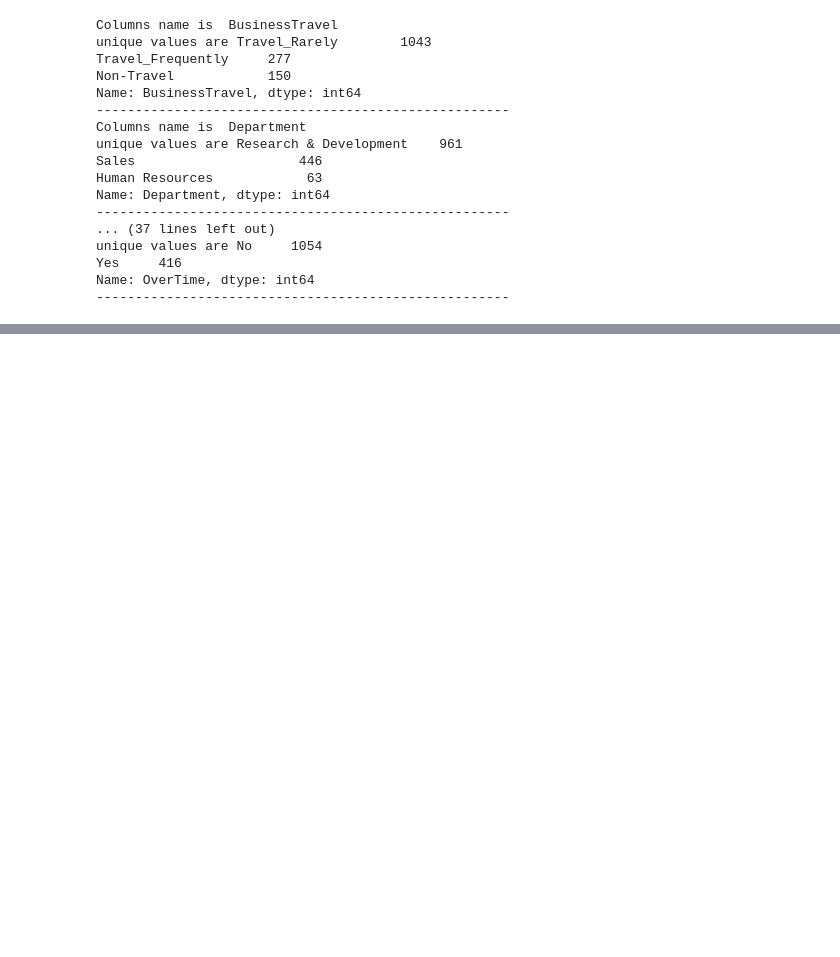
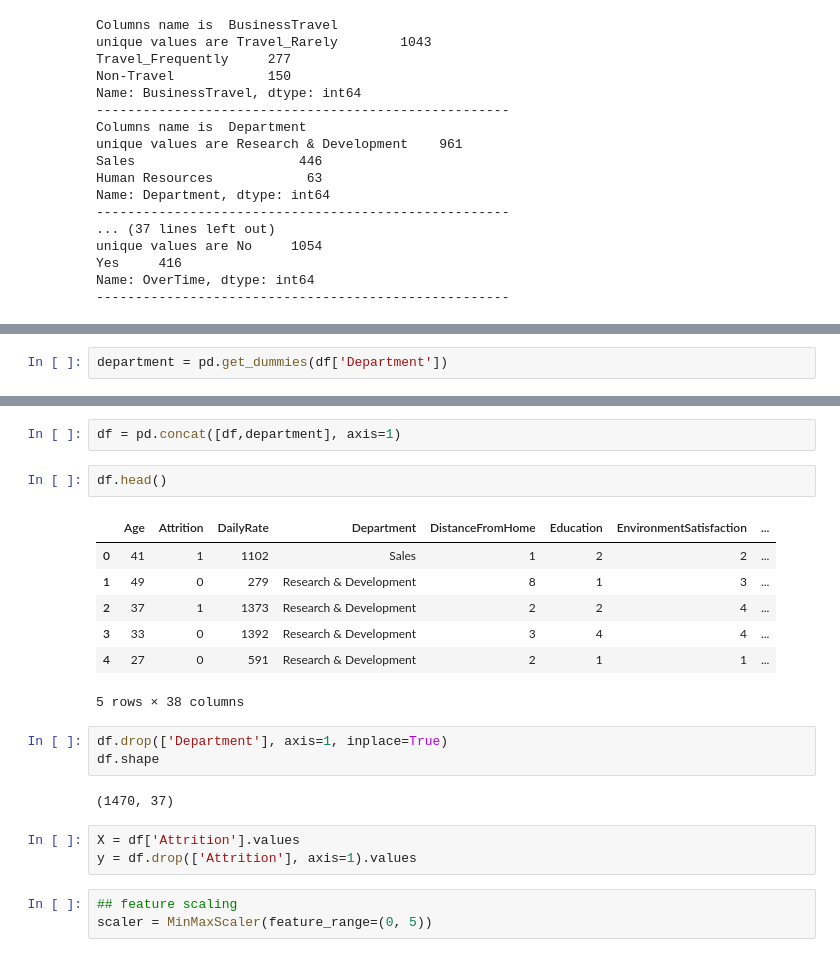
Before and after one commit to Chetan-Sagathiya/Employee-Attrition-Prediction, a Jupyter notebook: Employee-Attrition.ipynb, the cells around one changed output, grey strips where cells are left out. Drawn from its saved outputs; the diff is of its cells as text; blank space fills up the shorter version.

```diff
--- a/Employee-Attrition.ipynb
+++ b/Employee-Attrition.ipynb
@@ -136,0 +205,2 @@ Name: OverTime, dtype: int64
+# %%
+department = pd.get_dummies(df['Department'])
@@ -136,0 +221,23 @@ Name: OverTime, dtype: int64
+# %%
+df = pd.concat([df,department], axis=1)
+# %%
+df.head()
+# %% [output]
+|  | Age | Attrition | DailyRate | Department | DistanceFromHome | Education | EnvironmentSatisfaction | ... |
+| 0 | 41 | 1 | 1102 | Sales | 1 | 2 | 2 | ... |
+| 1 | 49 | 0 | 279 | Research & Development | 8 | 1 | 3 | ... |
+| 2 | 37 | 1 | 1373 | Research & Development | 2 | 2 | 4 | ... |
+| 3 | 33 | 0 | 1392 | Research & Development | 3 | 4 | 4 | ... |
+| 4 | 27 | 0 | 591 | Research & Development | 2 | 1 | 1 | ... |
+5 rows × 38 columns
+# %%
+df.drop(['Department'], axis=1, inplace=True)
+df.shape
+# %% [output]
+(1470, 37)
+# %%
+X = df['Attrition'].values
+y = df.drop(['Attrition'], axis=1).values
+# %%
+## feature scaling
+scaler = MinMaxScaler(feature_range=(0, 5))
```
Also changed, not shown: parts of 21 cells of this notebook.
